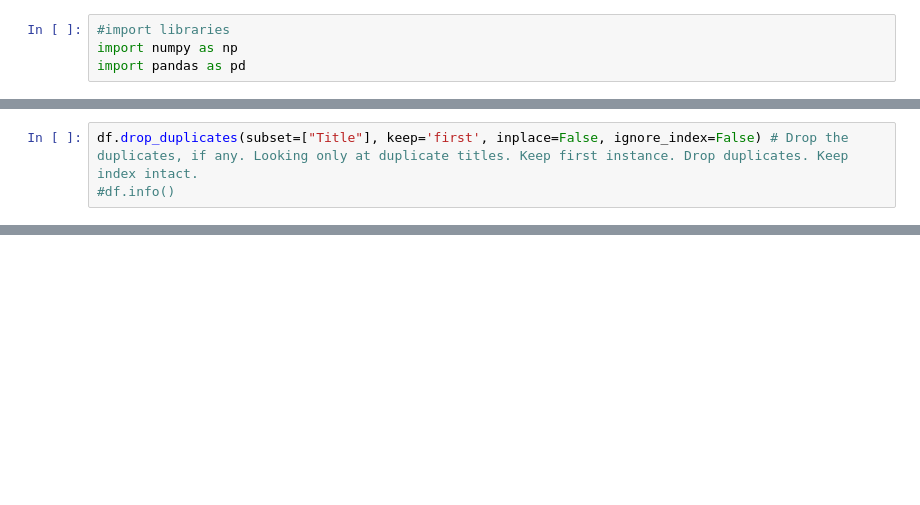
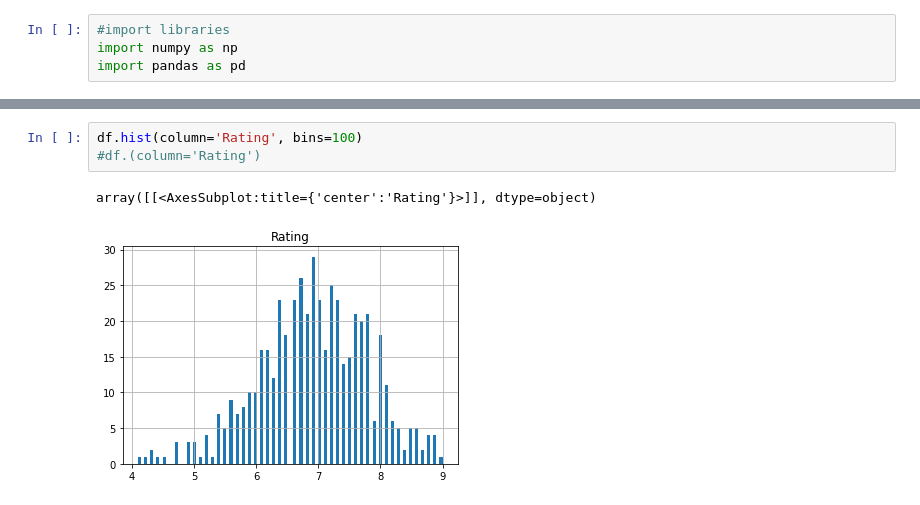
Before and after one commit to killianmeehan/Pandas, a Jupyter notebook: Exercises.ipynb, the cells around one changed output, grey strips where cells are left out. Drawn from its saved outputs; the diff is of its cells as text; blank space fills up the shorter version.

```diff
--- a/Exercises.ipynb
+++ b/Exercises.ipynb
@@ -37,3 +58,0 @@ df.drop(["Summary"], axis = 1, inplace = True)
-# %%
-df.drop_duplicates(subset=["Title"], keep='first', inplace=False, ignore_index=False) # Drop the duplicates, if any. Looking only at duplicate titles. Keep first instance. Drop duplicates. Keep index intact.
-#df.info()
@@ -53,0 +127,6 @@ df.drop_duplicates(subset=["Title"], keep='first', inplace=False, ignore_index=F
+# %%
+df.hist(column='Rating', bins=100)
+#df.(column='Rating')
+# %% [output]
+array([[<AxesSubplot:title={'center':'Rating'}>]], dtype=object)
+[figure, added]
```
Also changed, not shown: parts of 9 cells of this notebook, 1 other file.
